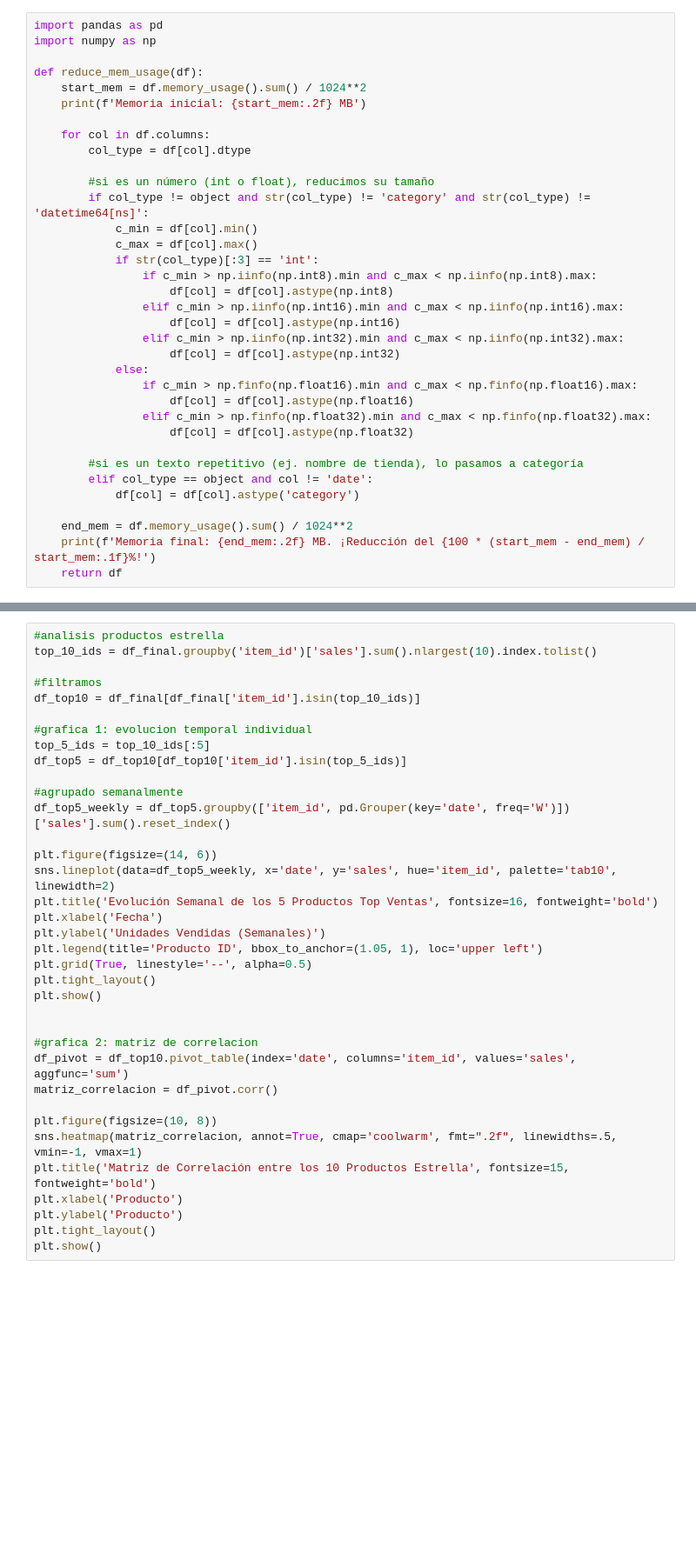
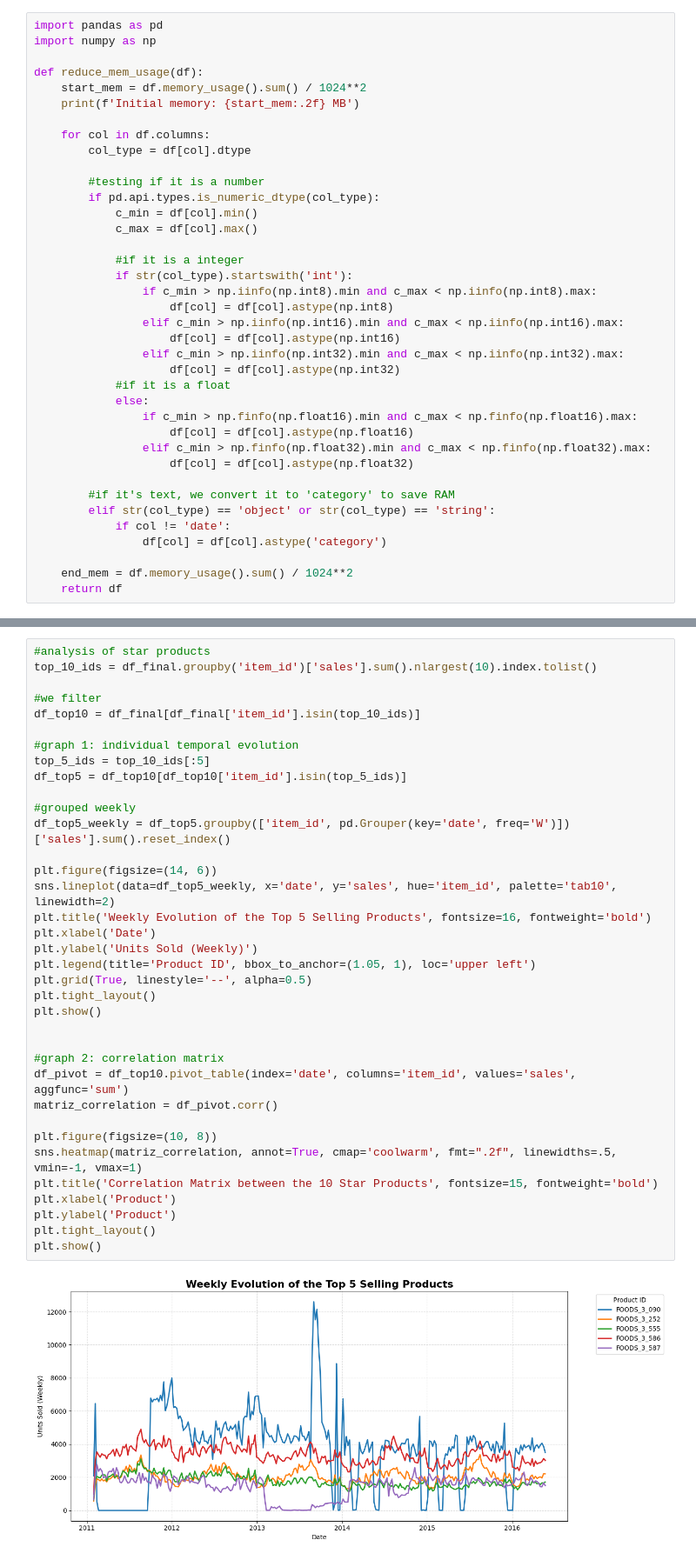
Before and after one commit to mattarluu/AML-Project, a Jupyter notebook: project.ipynb, the cells around one changed output, grey strips where cells are left out. Shown at 87% size. Drawn from its saved outputs; the diff is of its cells as text; blank space fills up the shorter version.

```diff
--- a/project.ipynb
+++ b/project.ipynb
@@ -4,33 +4,36 @@ import numpy as np
 
 def reduce_mem_usage(df):
     start_mem = df.memory_usage().sum() / 1024**2
-    print(f'Memoria inicial: {start_mem:.2f} MB')
+    print(f'Initial memory: {start_mem:.2f} MB')
 
     for col in df.columns:
         col_type = df[col].dtype
 
-        #si es un número (int o float), reducimos su tamaño
-        if col_type != object and str(col_type) != 'category' and str(col_type) != 'datetime64[ns]':
+        #testing if it is a number
+        if pd.api.types.is_numeric_dtype(col_type):
             c_min = df[col].min()
             c_max = df[col].max()
-            if str(col_type)[:3] == 'int':
+
+            #if it is a integer
+            if str(col_type).startswith('int'):
                 if c_min > np.iinfo(np.int8).min and c_max < np.iinfo(np.int8).max:
                     df[col] = df[col].astype(np.int8)
                 elif c_min > np.iinfo(np.int16).min and c_max < np.iinfo(np.int16).max:
                     df[col] = df[col].astype(np.int16)
                 elif c_min > np.iinfo(np.int32).min and c_max < np.iinfo(np.int32).max:
                     df[col] = df[col].astype(np.int32)
+            #if it is a float
             else:
                 if c_min > np.finfo(np.float16).min and c_max < np.finfo(np.float16).max:
                     df[col] = df[col].astype(np.float16)
                 elif c_min > np.finfo(np.float32).min and c_max < np.finfo(np.float32).max:
                     df[col] = df[col].astype(np.float32)
 
-        #si es un texto repetitivo (ej. nombre de tienda), lo pasamos a categoría
-        elif col_type == object and col != 'date':
-            df[col] = df[col].astype('category')
+        #if it's text, we convert it to 'category' to save RAM
+        elif str(col_type) == 'object' or str(col_type) == 'string':
+            if col != 'date':
+                df[col] = df[col].astype('category')
 
     end_mem = df.memory_usage().sum() / 1024**2
-    print(f'Memoria final: {end_mem:.2f} MB. ¡Reducción del {100 * (start_mem - end_mem) / start_mem:.1f}%!')
     return df
 # %%
@@ -119,36 +150,38 @@ plt.show()
 # %%
-#analisis productos estrella
+#analysis of star products
 top_10_ids = df_final.groupby('item_id')['sales'].sum().nlargest(10).index.tolist()
 
-#filtramos
+#we filter
 df_top10 = df_final[df_final['item_id'].isin(top_10_ids)]
 
-#grafica 1: evolucion temporal individual
+#graph 1: individual temporal evolution
 top_5_ids = top_10_ids[:5]
 df_top5 = df_top10[df_top10['item_id'].isin(top_5_ids)]
 
-#agrupado semanalmente
+#grouped weekly
 df_top5_weekly = df_top5.groupby(['item_id', pd.Grouper(key='date', freq='W')])['sales'].sum().reset_index()
 
 plt.figure(figsize=(14, 6))
 sns.lineplot(data=df_top5_weekly, x='date', y='sales', hue='item_id', palette='tab10', linewidth=2)
-plt.title('Evolución Semanal de los 5 Productos Top Ventas', fontsize=16, fontweight='bold')
-plt.xlabel('Fecha')
-plt.ylabel('Unidades Vendidas (Semanales)')
-plt.legend(title='Producto ID', bbox_to_anchor=(1.05, 1), loc='upper left')
+plt.title('Weekly Evolution of the Top 5 Selling Products', fontsize=16, fontweight='bold')
+plt.xlabel('Date')
+plt.ylabel('Units Sold (Weekly)')
+plt.legend(title='Product ID', bbox_to_anchor=(1.05, 1), loc='upper left')
 plt.grid(True, linestyle='--', alpha=0.5)
 plt.tight_layout()
 plt.show()
 
 
-#grafica 2: matriz de correlacion
+#graph 2: correlation matrix
 df_pivot = df_top10.pivot_table(index='date', columns='item_id', values='sales', aggfunc='sum')
-matriz_correlacion = df_pivot.corr()
+matriz_correlation = df_pivot.corr()
 
 plt.figure(figsize=(10, 8))
-sns.heatmap(matriz_correlacion, annot=True, cmap='coolwarm', fmt=".2f", linewidths=.5, vmin=-1, vmax=1)
-plt.title('Matriz de Correlación entre los 10 Productos Estrella', fontsize=15, fontweight='bold')
-plt.xlabel('Producto')
-plt.ylabel('Producto')
+sns.heatmap(matriz_correlation, annot=True, cmap='coolwarm', fmt=".2f", linewidths=.5, vmin=-1, vmax=1)
+plt.title('Correlation Matrix between the 10 Star Products', fontsize=15, fontweight='bold')
+plt.xlabel('Product')
+plt.ylabel('Product')
 plt.tight_layout()
 plt.show()
+# %% [output]
+[figure, added]
```
Also changed, not shown: parts of 5 cells of this notebook, 1 other file.
